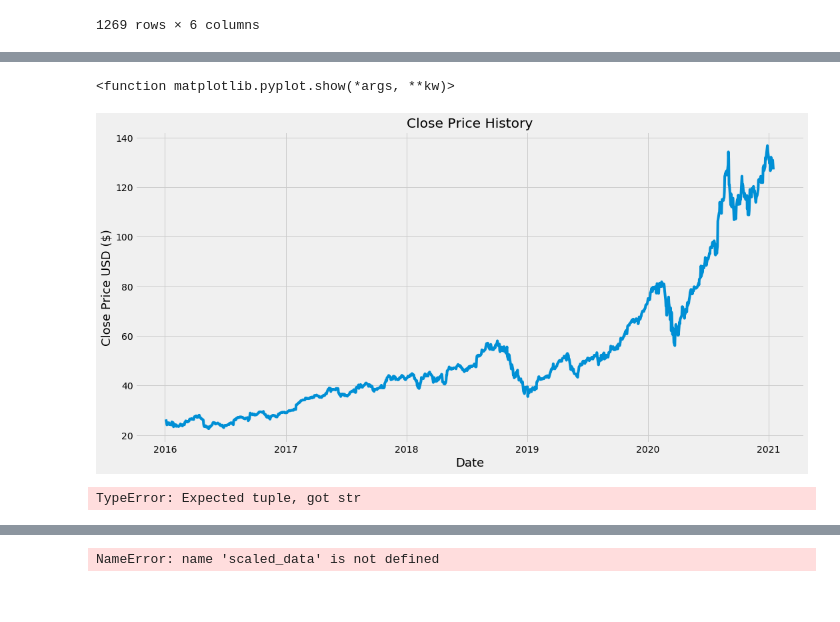
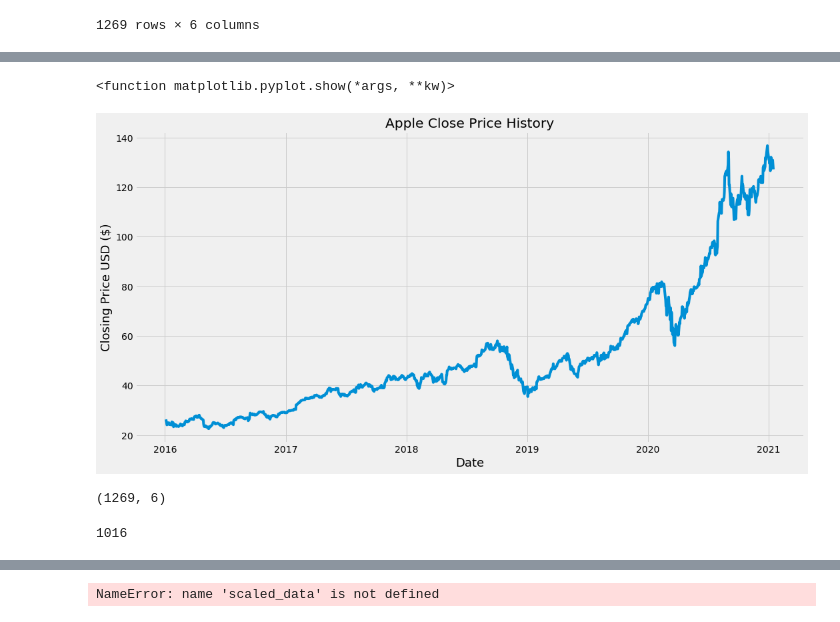
Before and after one commit to dd2-GWFinTech-Projects/Project2-InvestmentSuggestionFramework, a Jupyter notebook: Price-Forecasting/Solved/Machine_Learning.ipynb, the cells around one changed output, grey strips where cells are left out. Drawn from its saved outputs; the diff is of its cells as text; code cells hidden in the pictures.

```diff
--- a/Price-Forecasting/Solved/Machine_Learning.ipynb
+++ b/Price-Forecasting/Solved/Machine_Learning.ipynb
@@ -16,7 +15,7 @@ from sklearn.model_selection import train_test_split
 # %%
 # Get the stock data using yahoo source
-df = web.DataReader(['AAPL'], data_source='yahoo', start='2016-01-01', end='2021-01-15')
-df
+df_AAPL = web.DataReader(['AAPL'], data_source='yahoo', start='2016-01-01', end='2021-01-15')
+df_AAPL
 # %% [output]
 | Attributes | Adj Close | Close | High | Low | Open | Volume |
 | Symbols | AAPL | AAPL | AAPL | AAPL | AAPL | AAPL |
@@ -41,26 +35,31 @@ IndentationError: unexpected indent (<ipython-input-81-58896e2680db>, line 2)
 # %%
 # Visualize the closing price
 plt.figure(figsize=(16,8))
-plt.title('Close Price History')
-plt.plot(df['Close'])
+plt.title('Apple Close Price History')
+plt.plot(df_AAPL['Close'])
 plt.xlabel('Date', fontsize=18)
-plt.ylabel('Close Price USD ($)', fontsize=18)
+plt.ylabel('Closing Price USD ($)', fontsize=18)
 plt.show
 # %% [output]
 <function matplotlib.pyplot.show(*args, **kw)>
-[figure, old version]
+[figure, new version]
+# %%
+df_AAPL.shape
+# %% [output]
+(1269, 6)
 # %%
 # Create a new dataframe with only the 'Close Column'
-data = df.filter(['Close'])
+data = df_AAPL['Close']['AAPL']
+
 # Convert the dataframe to a numpy array
-modeling_data = data.iloc[0:1016]
-dataset = modeling_data.values
+dataset = data.values
+
 # Get the number of rows to train the model on
 training_data_len = math.ceil( len(dataset) * .8 )
 
-training_data_len, len(data)
+training_data_len
 # %% [output]
-TypeError: Expected tuple, got str
+1016
 # %%
 # Scale the Data
 scaler = MinMaxScaler(feature_range=(0,1))
```
Also changed, not shown: parts of 5 cells of this notebook, 9 other files.
